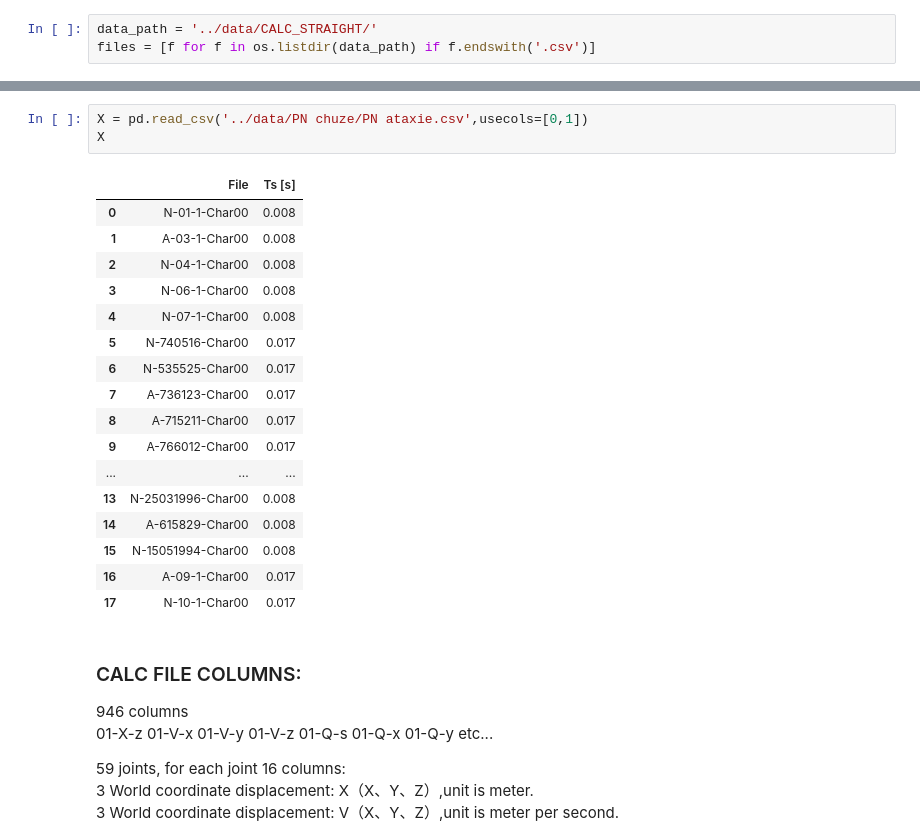
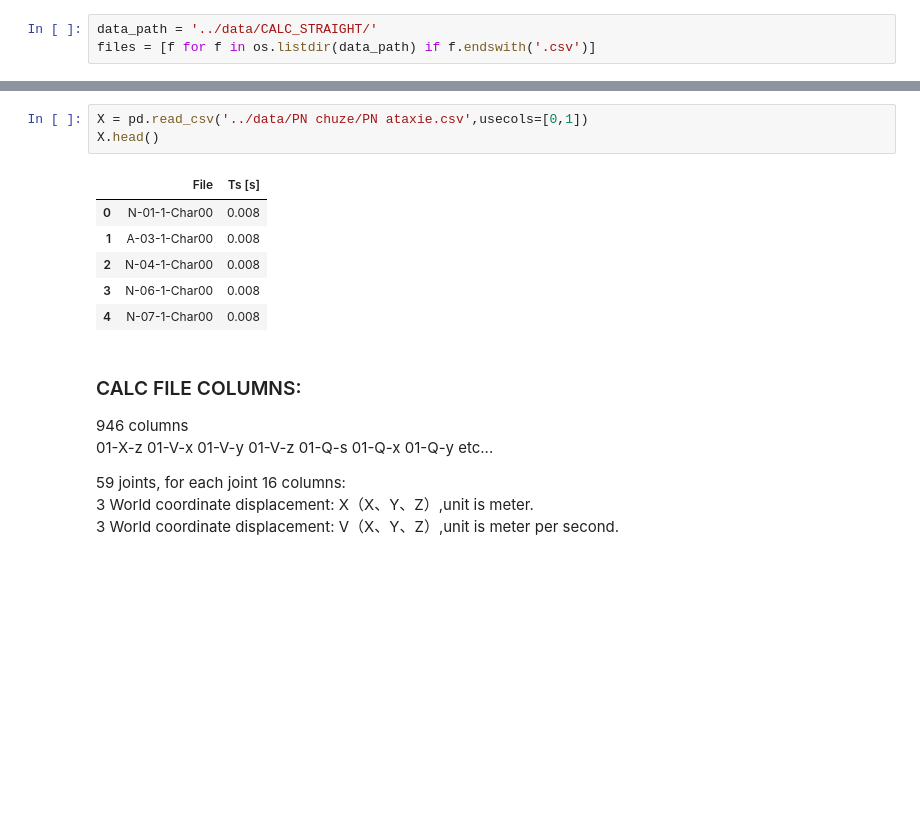
Before and after one commit to onachija/PN, a Jupyter notebook: notebooks/straight_two_steps-One.ipynb, the cells around one changed output, grey strips where cells are left out. Saved outputs shown, nothing was run; the diff lists cells and outputs as text; blank space fills up the shorter version.

```diff
--- a/notebooks/straight_two_steps-One.ipynb
+++ b/notebooks/straight_two_steps-One.ipynb
@@ -16,24 +16,13 @@ STRAIGHT SEGMENTS:      187
 # %%
 X = pd.read_csv('../data/PN chuze/PN ataxie.csv',usecols=[0,1])
-X
+X.head()
 # %% [output]
 |  | File | Ts [s] |
 | 0 | N-01-1-Char00 | 0.008 |
 | 1 | A-03-1-Char00 | 0.008 |
 | 2 | N-04-1-Char00 | 0.008 |
 | 3 | N-06-1-Char00 | 0.008 |
 | 4 | N-07-1-Char00 | 0.008 |
-| 5 | N-740516-Char00 | 0.017 |
-| 6 | N-535525-Char00 | 0.017 |
-| 7 | A-736123-Char00 | 0.017 |
-| 8 | A-715211-Char00 | 0.017 |
-| 9 | A-766012-Char00 | 0.017 |
-| ... | ... | ... |
-| 13 | N-25031996-Char00 | 0.008 |
-| 14 | A-615829-Char00 | 0.008 |
-| 15 | N-15051994-Char00 | 0.008 |
-| 16 | A-09-1-Char00 | 0.017 |
-| 17 | N-10-1-Char00 | 0.017 |
 # %% [markdown]
 ### CALC FILE COLUMNS:
 946 columns<br/>
```
Also changed, not shown: parts of 14 cells of this notebook, 10 other files.
